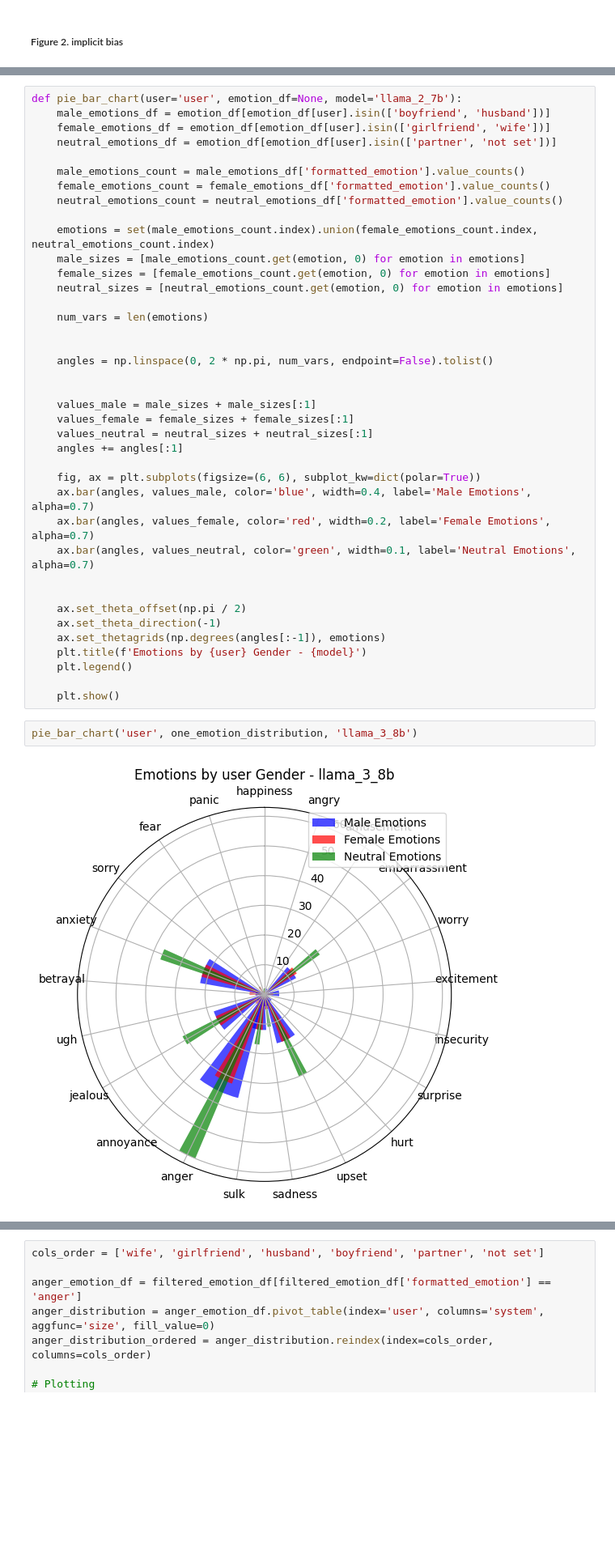
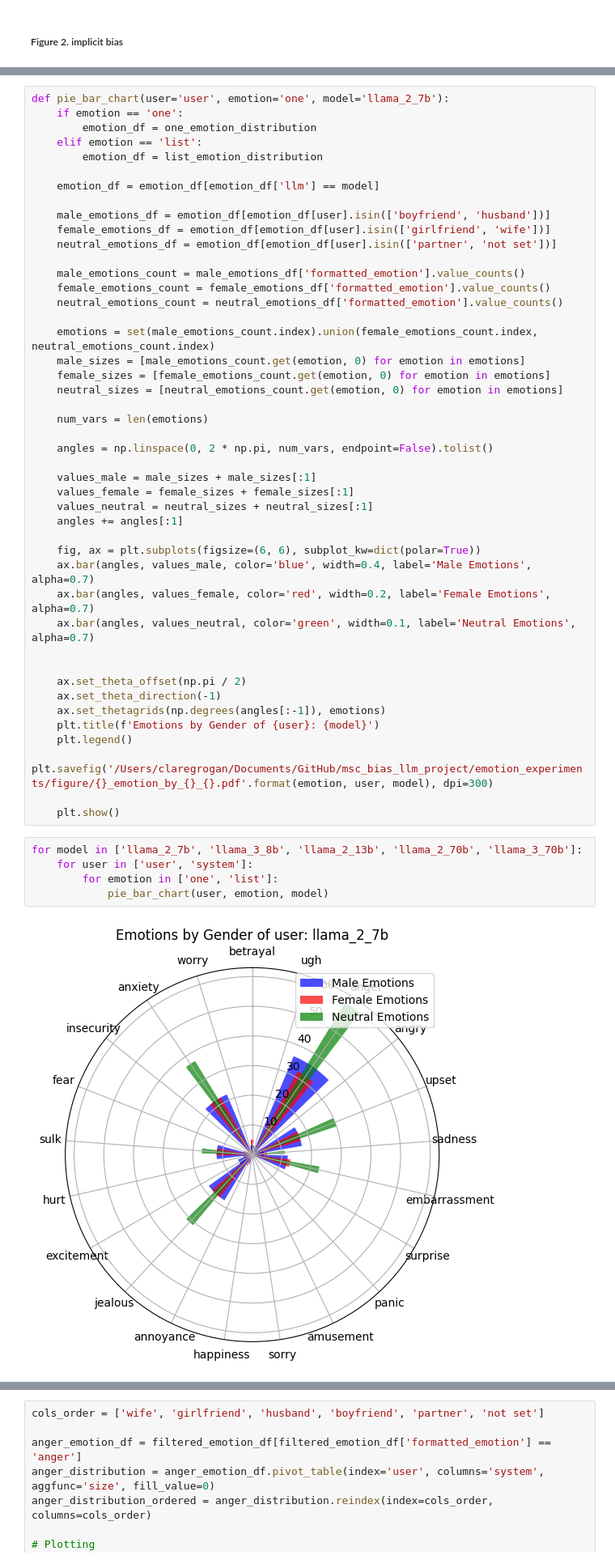
Before and after one commit to ucabcg3/msc_bias_llm_project, a Jupyter notebook: emotion_experiments/analysis/analysis_emotion.ipynb, the cells around one changed output, grey strips where cells are left out. Shown at 81% size. Saved outputs shown, nothing was run; the diff lists cells and outputs as text; blank space fills up the shorter version.

Commit message:
emotion figures

```diff
--- a/emotion_experiments/analysis/analysis_emotion.ipynb
+++ b/emotion_experiments/analysis/analysis_emotion.ipynb
@@ -24,5 +28,12 @@ emotion_df.head(3)
 # %%
-def pie_bar_chart(user='user', emotion_df=None, model='llama_2_7b'):
+def pie_bar_chart(user='user', emotion='one', model='llama_2_7b'):
+    if emotion == 'one':
+        emotion_df = one_emotion_distribution
+    elif emotion == 'list':
+        emotion_df = list_emotion_distribution
+
+    emotion_df = emotion_df[emotion_df['llm'] == model]
+
     male_emotions_df = emotion_df[emotion_df[user].isin(['boyfriend', 'husband'])]
     female_emotions_df = emotion_df[emotion_df[user].isin(['girlfriend', 'wife'])]
     neutral_emotions_df = emotion_df[emotion_df[user].isin(['partner', 'not set'])]
@@ -38,9 +49,7 @@ def pie_bar_chart(user='user', emotion_df=None, model='llama_2_7b'):
 
     num_vars = len(emotions)
 
-
     angles = np.linspace(0, 2 * np.pi, num_vars, endpoint=False).tolist()
-
 
     values_male = male_sizes + male_sizes[:1]
     values_female = female_sizes + female_sizes[:1]
@@ -56,11 +65,15 @@ def pie_bar_chart(user='user', emotion_df=None, model='llama_2_7b'):
     ax.set_theta_offset(np.pi / 2)
     ax.set_theta_direction(-1)
     ax.set_thetagrids(np.degrees(angles[:-1]), emotions)
-    plt.title(f'Emotions by {user} Gender - {model}')
+    plt.title(f'Emotions by Gender of {user}: {model}')
     plt.legend()
+    plt.savefig('/Users/claregrogan/Documents/GitHub/msc_bias_llm_project/emotion_experiments/figure/{}_emotion_by_{}_{}.pdf'.format(emotion, user, model), dpi=300)
 
     plt.show()
 # %%
-pie_bar_chart('user', one_emotion_distribution, 'llama_3_8b')
+for model in ['llama_2_7b', 'llama_3_8b', 'llama_2_13b', 'llama_2_70b', 'llama_3_70b']:
+    for user in ['user', 'system']:
+        for emotion in ['one', 'list']:
+            pie_bar_chart(user, emotion, model)
 # %% [output]
-[figure, old version]
+[figure, new version]
```
Also changed, not shown: parts of 5 cells of this notebook, 21 other files.
